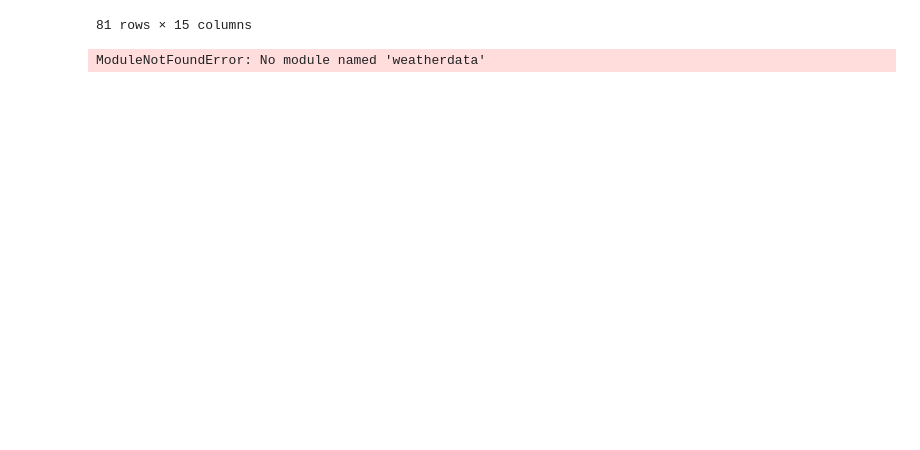
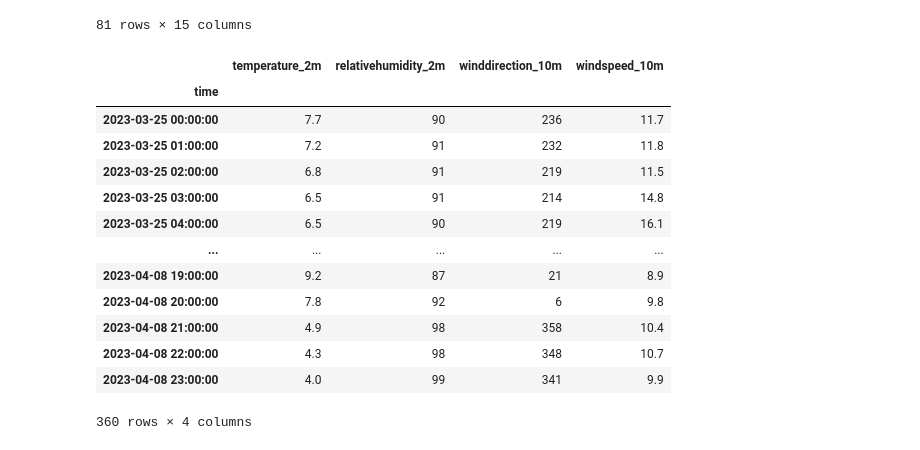
Before and after one commit to TheisNiklas/particulate-matter-prediction, a Jupyter notebook: src/weatherdata/meteostat_prep.ipynb, the cells around one changed output. Cells and saved outputs as stored; diff of their text form; code cells hidden in the pictures; blank space fills up the shorter version.

```diff
--- a/src/weatherdata/meteostat_prep.ipynb
+++ b/src/weatherdata/meteostat_prep.ipynb
@@ -44,17 +112,31 @@ pass
 # %%
 from weather_data import WeatherData, ModelBasedOptions, HourlyData
 from datetime import datetime
 
 options = ModelBasedOptions(
     hourly=[
         HourlyData.Temperature_2m,
         HourlyData.RelativeHumidity_2m,
         HourlyData.WindDirection_10m,
         HourlyData.WindSpeed_10m,
     ]
 )
 meta_data, daily, hourly = WeatherData.getModelBasedData(
     54.35, 18.65, datetime(2023, 3, 25), datetime(2023, 4, 8), options
 )
+hourly
 # %% [output]
+|  | temperature_2m | relativehumidity_2m | winddirection_10m | windspeed_10m |
+| time |  |  |  |  |
+| 2023-03-25 00:00:00 | 7.7 | 90 | 236 | 11.7 |
+| 2023-03-25 01:00:00 | 7.2 | 91 | 232 | 11.8 |
+| 2023-03-25 02:00:00 | 6.8 | 91 | 219 | 11.5 |
+| 2023-03-25 03:00:00 | 6.5 | 91 | 214 | 14.8 |
+| 2023-03-25 04:00:00 | 6.5 | 90 | 219 | 16.1 |
+| ... | ... | ... | ... | ... |
+| 2023-04-08 19:00:00 | 9.2 | 87 | 21 | 8.9 |
+| 2023-04-08 20:00:00 | 7.8 | 92 | 6 | 9.8 |
+| 2023-04-08 21:00:00 | 4.9 | 98 | 358 | 10.4 |
+| 2023-04-08 22:00:00 | 4.3 | 98 | 348 | 10.7 |
+| 2023-04-08 23:00:00 | 4.0 | 99 | 341 | 9.9 |
-ModuleNotFoundError: No module named 'weatherdata'
+360 rows × 4 columns
```
Also changed, not shown: parts of 6 cells of this notebook, 1 other file.
